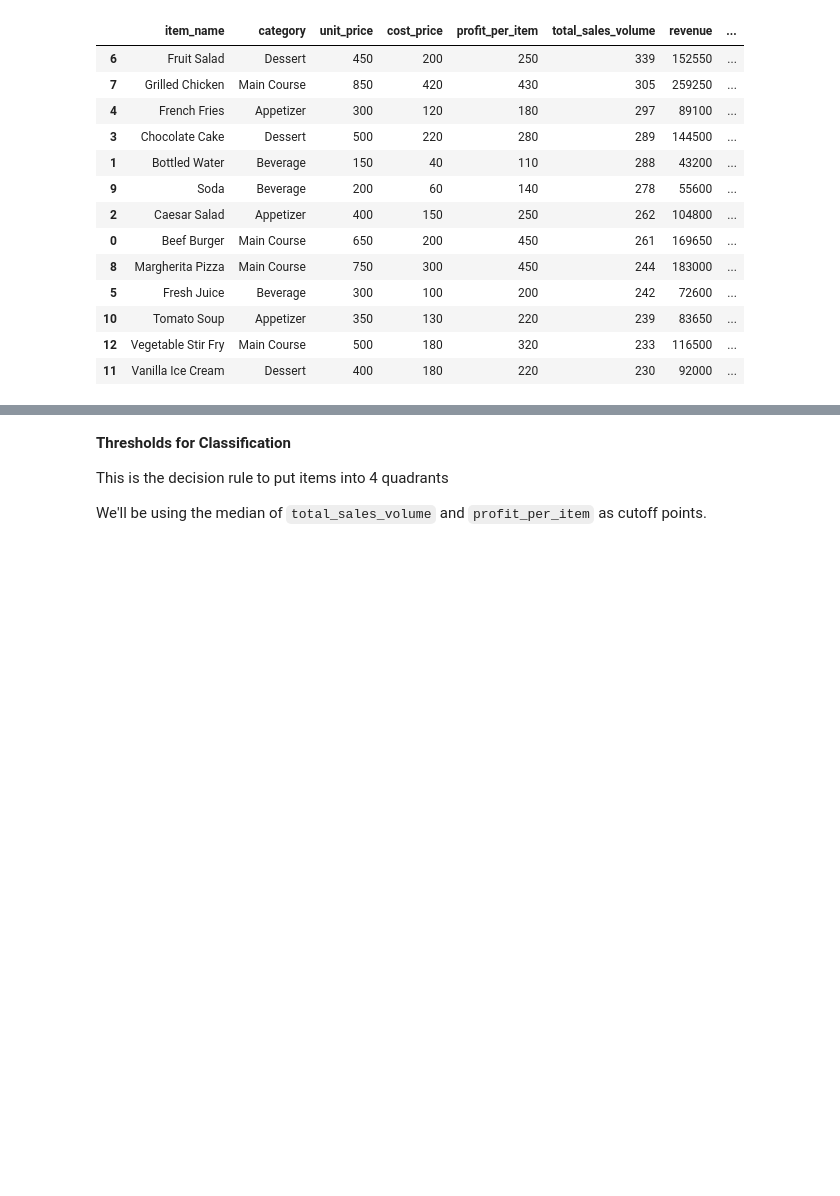
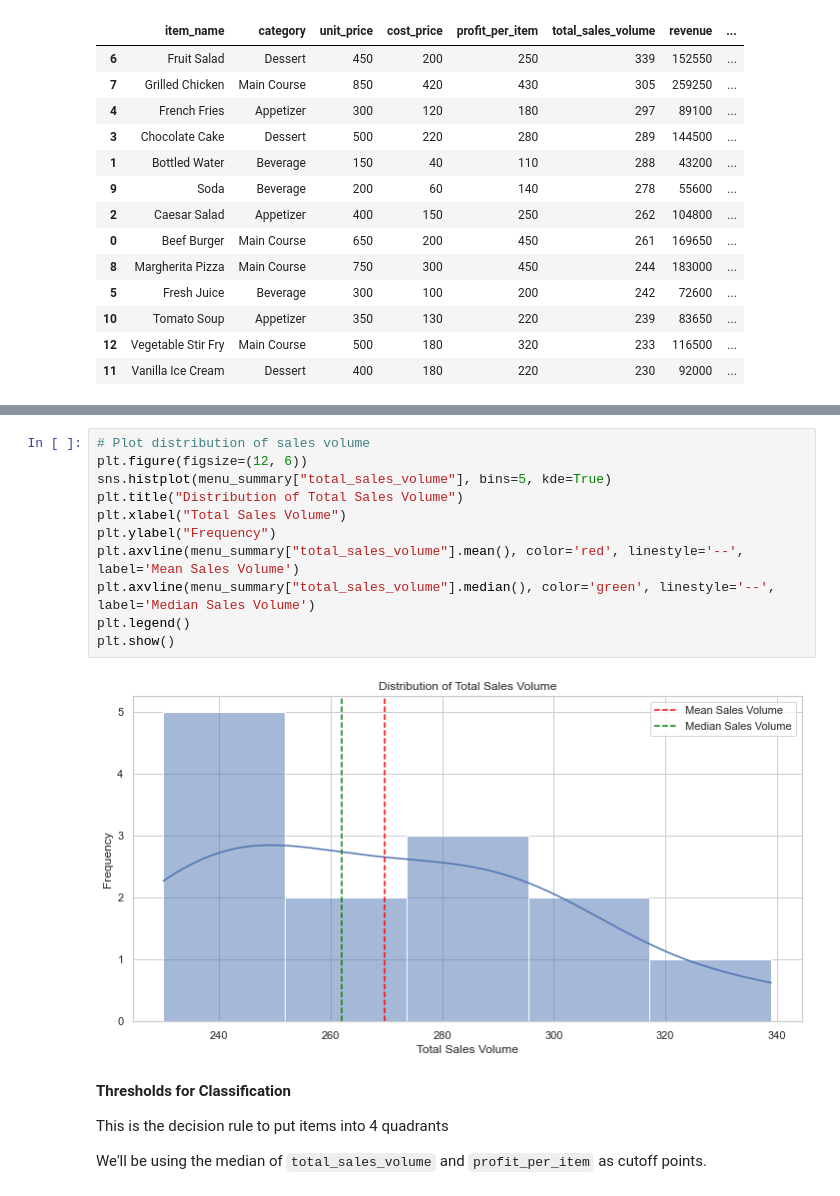
Before and after one commit to mandele1999/menu-intelligence, a Jupyter notebook: index.ipynb, the cells around one changed output, grey strips where cells are left out. Cells and saved outputs as stored; diff of their text form; blank space fills up the shorter version.

```diff
--- a/index.ipynb
+++ b/index.ipynb
@@ -124,3 +137,16 @@ menu_summary.sort_values(by="total_sales_volume", ascending=False)
+# %%
+# Plot distribution of sales volume
+plt.figure(figsize=(12, 6))
+sns.histplot(menu_summary["total_sales_volume"], bins=5, kde=True)
+plt.title("Distribution of Total Sales Volume")
+plt.xlabel("Total Sales Volume")
+plt.ylabel("Frequency")
+plt.axvline(menu_summary["total_sales_volume"].mean(), color='red', linestyle='--', label='Mean Sales Volume')
+plt.axvline(menu_summary["total_sales_volume"].median(), color='green', linestyle='--', label='Median Sales Volume')
+plt.legend()
+plt.show()
+# %% [output]
+[figure, added]
 # %% [markdown]
 **Thresholds for Classification**
 
```
Also changed, not shown: parts of 2 cells of this notebook.
